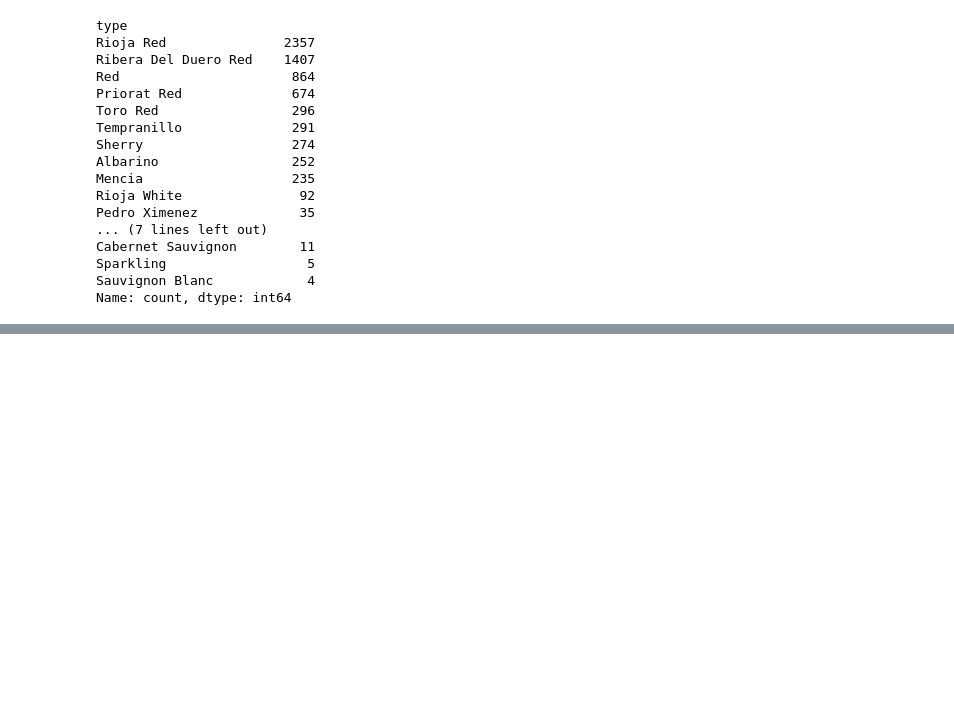
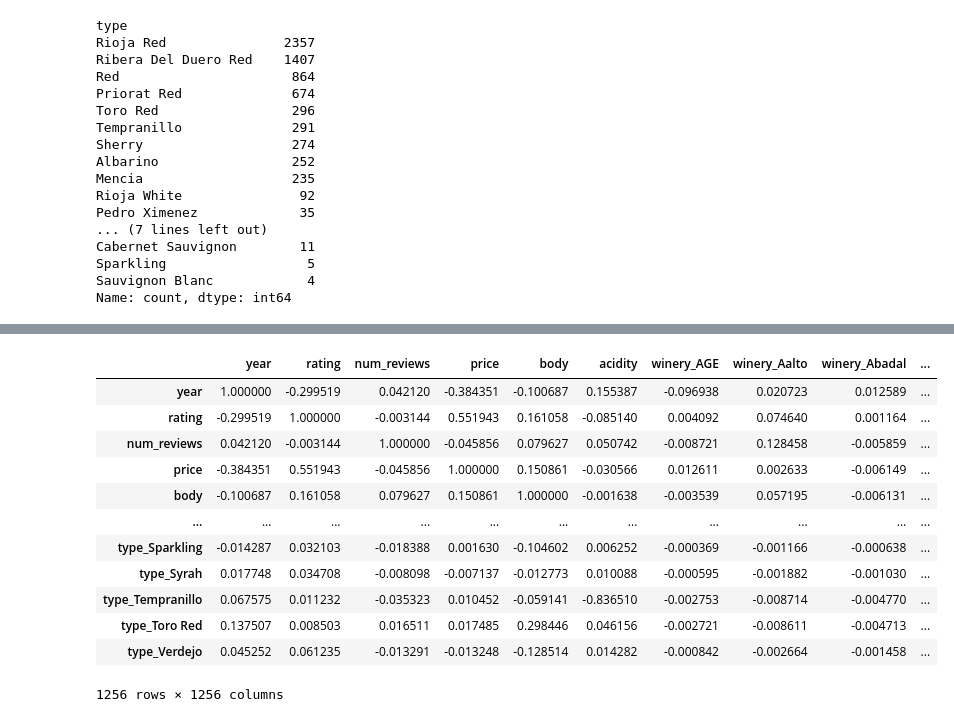
Before and after one commit to michaeldonaldsheridan/WineClassification, a Jupyter notebook: WineClassifcaton.ipynb, the cells around one changed output, grey strips where cells are left out. Cells and saved outputs as stored; diff of their text form; code cells hidden in the pictures; blank space fills up the shorter version.

```diff
--- a/WineClassifcaton.ipynb
+++ b/WineClassifcaton.ipynb
@@ -96,0 +138,11 @@ Name: count, dtype: int64
+# %%
+
+encoder = OneHotEncoder(sparse_output=False, handle_unknown='ignore')
+encoder.set_output(transform="pandas")
+encoder.fit(wine_df[['winery', 'wine', 'region', 'type']])
+encoded_columns = encoder.transform(wine_df[['winery', 'wine', 'region', 'type']])
+# encoded_df = pd.DataFrame(encoded_columns.toarray(), columns=encoder.get_feature_names_out(columns_to_encode))
+# print(encoded_columns)
+column_names = encoder.get_feature_names_out()
+print(column_names)
+encoded_df = pd.DataFrame(encoded_columns, columns=column_names)
@@ -96,0 +162,4 @@ Name: count, dtype: int64
+# %%
+wine_df_encoded = pd.concat([wine_df, encoded_df], axis=1)
+wine_df_encoded.drop(['winery', 'wine', 'region', 'type', 'country'], axis=1, inplace=True)
+wine_df_encoded.head()
@@ -96,0 +174,13 @@ Name: count, dtype: int64
+# %%
+# Convert non-numeric 'year' values to NaN
+wine_df_encoded['year'] = pd.to_numeric(wine_df_encoded['year'], errors='coerce')
+
+# Drop rows with NaN values in 'year' column
+wine_df_encoded = wine_df_encoded.dropna(subset=['year'])
+# %%
+scaler = StandardScaler()
+scaler.fit(wine_df_encoded)
+
+scaled_data = scaler.transform(wine_df_encoded)
+scaled_df = pd.DataFrame(scaled_data, columns=wine_df_encoded.columns)
+scaled_df.head()
@@ -96,0 +195,16 @@ Name: count, dtype: int64
+# %%
+wine_df_encoded.corr()
+# %% [output]
+|  | year | rating | num_reviews | price | body | acidity | winery_AGE | winery_Aalto | winery_Abadal | ... |
+| year | 1.000000 | -0.299519 | 0.042120 | -0.384351 | -0.100687 | 0.155387 | -0.096938 | 0.020723 | 0.012589 | ... |
+| rating | -0.299519 | 1.000000 | -0.003144 | 0.551943 | 0.161058 | -0.085140 | 0.004092 | 0.074640 | 0.001164 | ... |
+| num_reviews | 0.042120 | -0.003144 | 1.000000 | -0.045856 | 0.079627 | 0.050742 | -0.008721 | 0.128458 | -0.005859 | ... |
+| price | -0.384351 | 0.551943 | -0.045856 | 1.000000 | 0.150861 | -0.030566 | 0.012611 | 0.002633 | -0.006149 | ... |
+| body | -0.100687 | 0.161058 | 0.079627 | 0.150861 | 1.000000 | -0.001638 | -0.003539 | 0.057195 | -0.006131 | ... |
+| ... | ... | ... | ... | ... | ... | ... | ... | ... | ... | ... |
+| type_Sparkling | -0.014287 | 0.032103 | -0.018388 | 0.001630 | -0.104602 | 0.006252 | -0.000369 | -0.001166 | -0.000638 | ... |
+| type_Syrah | 0.017748 | 0.034708 | -0.008098 | -0.007137 | -0.012773 | 0.010088 | -0.000595 | -0.001882 | -0.001030 | ... |
+| type_Tempranillo | 0.067575 | 0.011232 | -0.035323 | 0.010452 | -0.059141 | -0.836510 | -0.002753 | -0.008714 | -0.004770 | ... |
+| type_Toro Red | 0.137507 | 0.008503 | 0.016511 | 0.017485 | 0.298446 | 0.046156 | -0.002721 | -0.008611 | -0.004713 | ... |
+| type_Verdejo | 0.045252 | 0.061235 | -0.013291 | -0.013248 | -0.128514 | 0.014282 | -0.000842 | -0.002664 | -0.001458 | ... |
+1256 rows × 1256 columns
```
Also changed, not shown: parts of 16 cells of this notebook.
